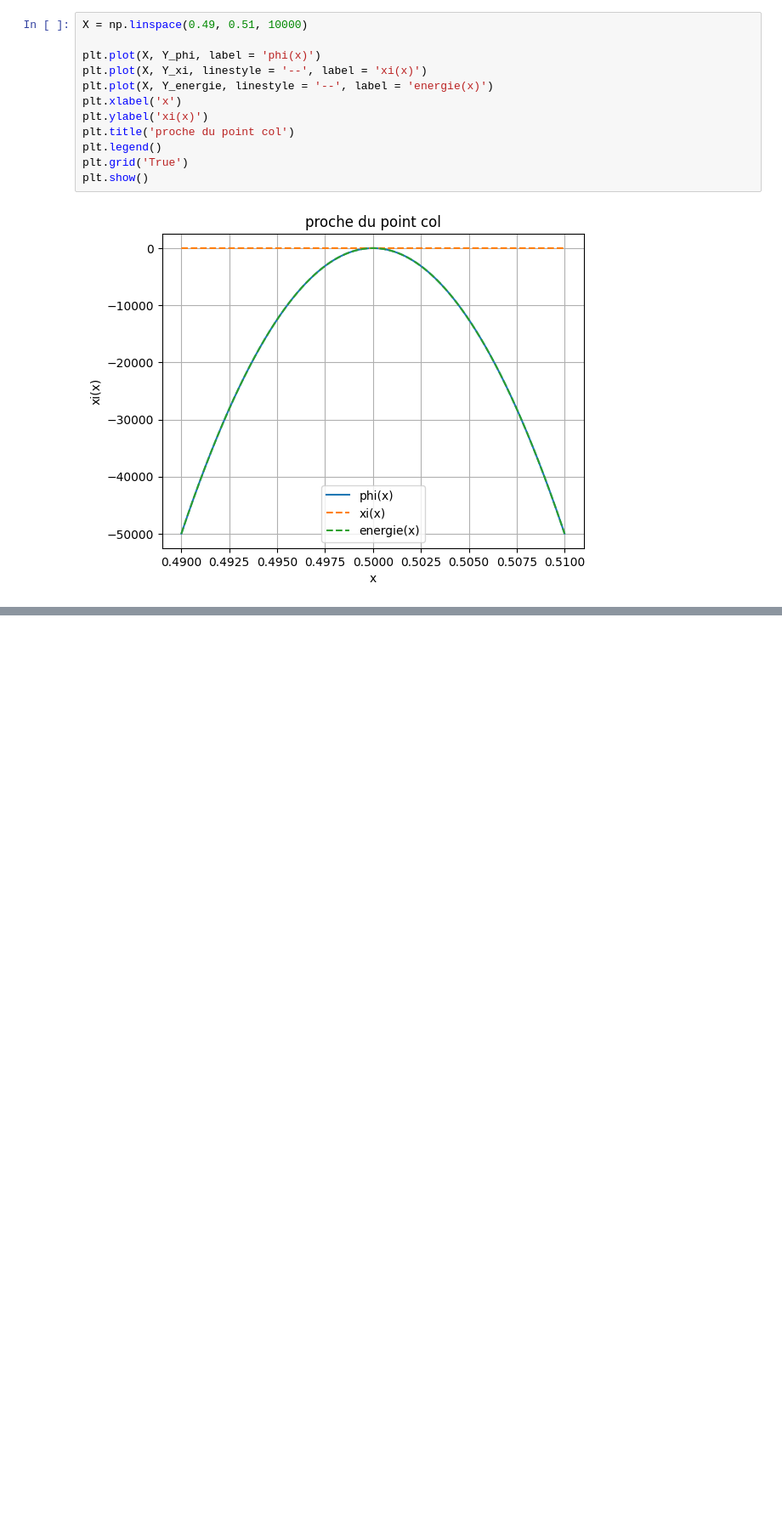
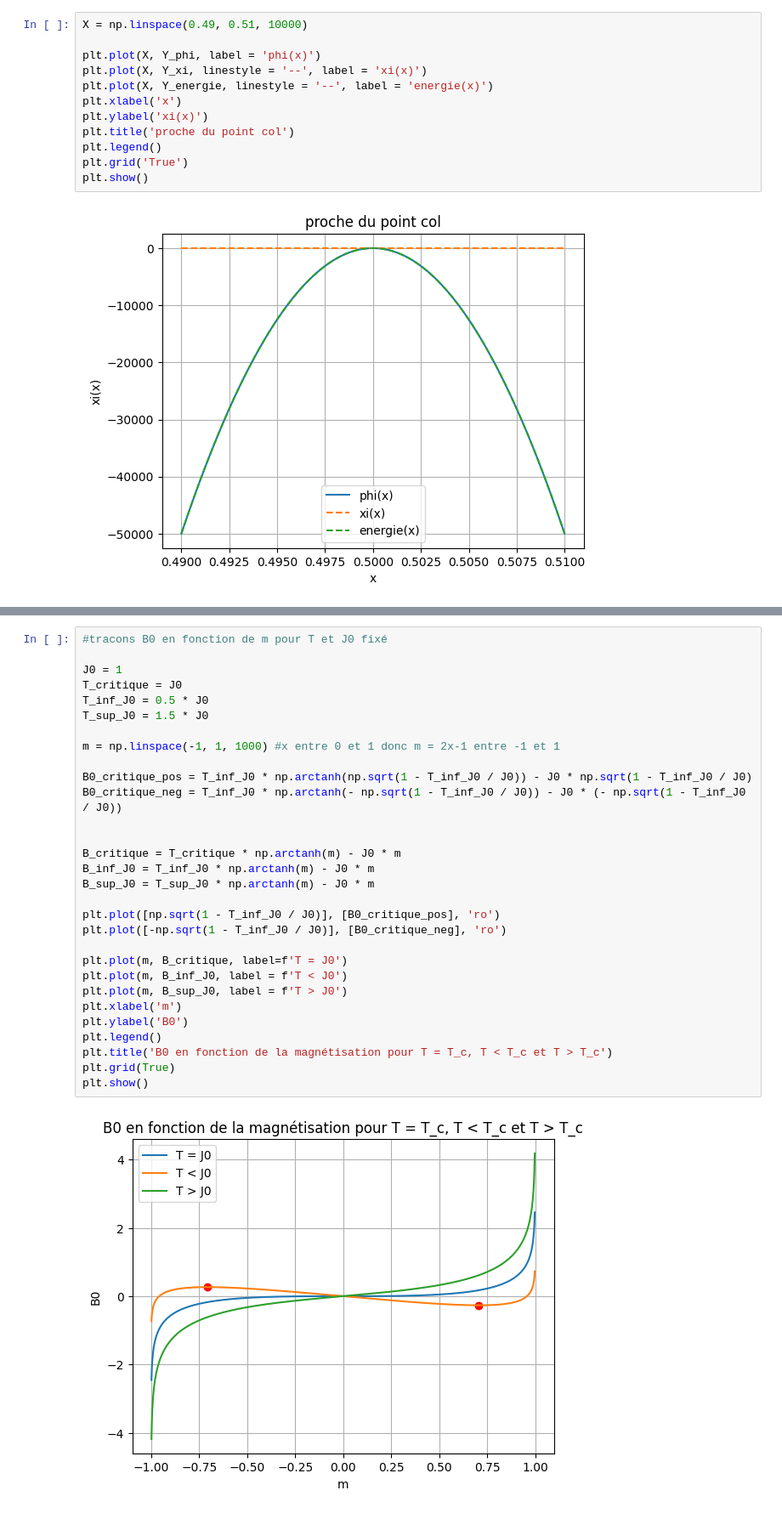
Before and after one commit to Gabriel-lct/ising-model-research, a Jupyter notebook: python/plot_mean_Z_2.ipynb, the cells around one changed output, grey strips where cells are left out. Shown at 85% size. Drawn from its saved outputs; the diff is of its cells as text; blank space fills up the shorter version.

```diff
--- a/python/plot_mean_Z_2.ipynb
+++ b/python/plot_mean_Z_2.ipynb
@@ -277,0 +254,32 @@ plt.show()
+# %%
+#tracons B0 en fonction de m pour T et J0 fixé
+
+J0 = 1
+T_critique = J0
+T_inf_J0 = 0.5 * J0
+T_sup_J0 = 1.5 * J0
+
+m = np.linspace(-1, 1, 1000) #x entre 0 et 1 donc m = 2x-1 entre -1 et 1
+
+B0_critique_pos = T_inf_J0 * np.arctanh(np.sqrt(1 - T_inf_J0 / J0)) - J0 * np.sqrt(1 - T_inf_J0 / J0)
+B0_critique_neg = T_inf_J0 * np.arctanh(- np.sqrt(1 - T_inf_J0 / J0)) - J0 * (- np.sqrt(1 - T_inf_J0 / J0))
+
+
+B_critique = T_critique * np.arctanh(m) - J0 * m
+B_inf_J0 = T_inf_J0 * np.arctanh(m) - J0 * m
+B_sup_J0 = T_sup_J0 * np.arctanh(m) - J0 * m
+
+plt.plot([np.sqrt(1 - T_inf_J0 / J0)], [B0_critique_pos], 'ro')
+plt.plot([-np.sqrt(1 - T_inf_J0 / J0)], [B0_critique_neg], 'ro')
+
+plt.plot(m, B_critique, label=f'T = J0')
+plt.plot(m, B_inf_J0, label = f'T < J0')
+plt.plot(m, B_sup_J0, label = f'T > J0')
+plt.xlabel('m')
+plt.ylabel('B0')
+plt.legend()
+plt.title('B0 en fonction de la magnétisation pour T = T_c, T < T_c et T > T_c')
+plt.grid(True)
+plt.show()
+# %% [output]
+[figure, added]
```
Also changed, not shown: parts of 12 cells of this notebook, 1 other file.
